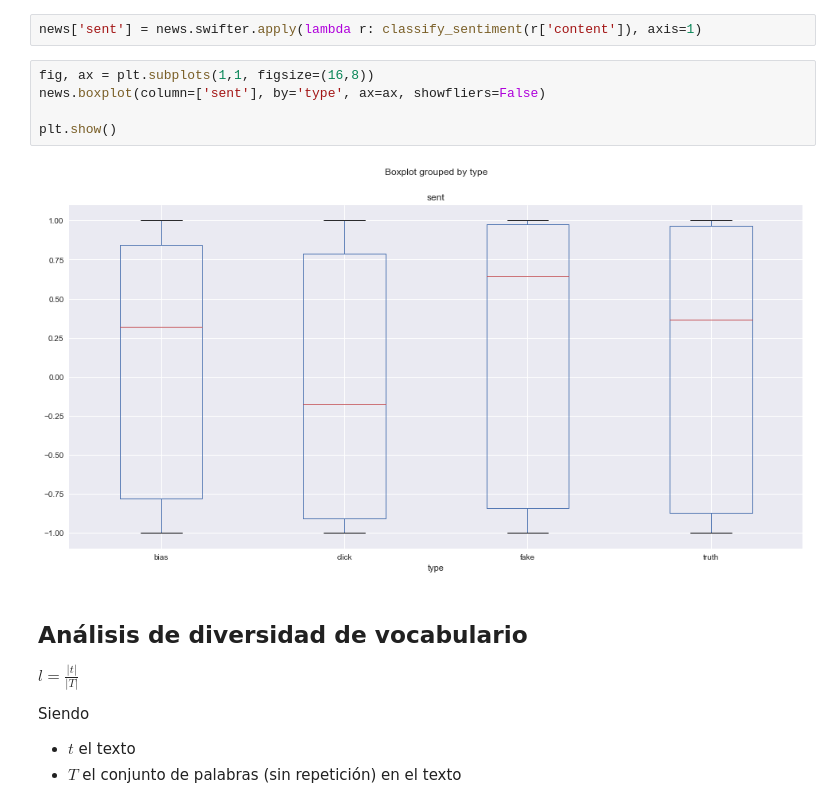
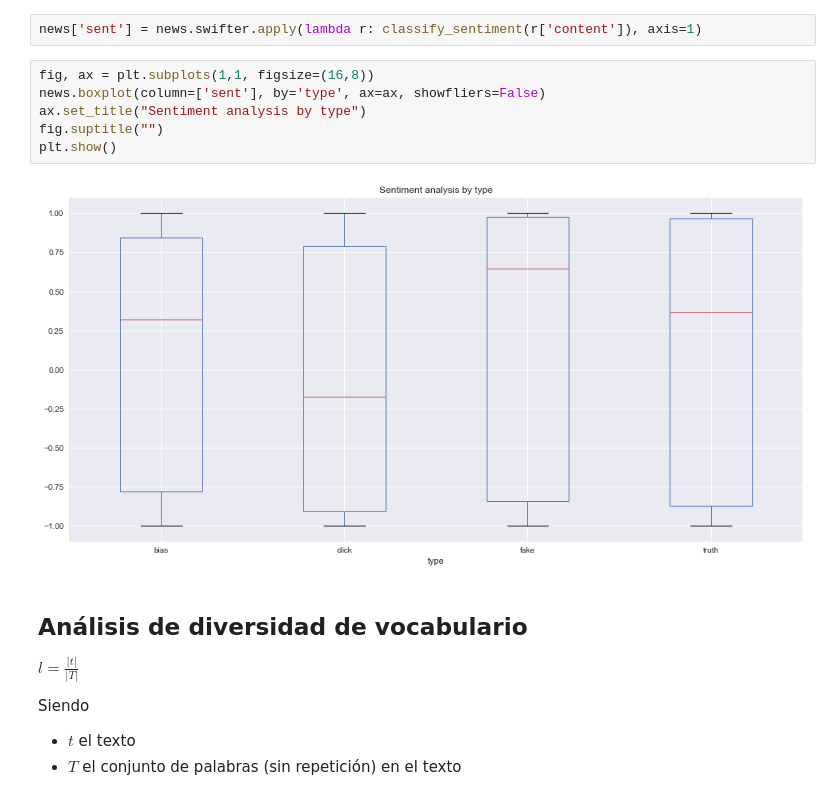
Before and after one commit to AIRLegend/fakenews, a Jupyter notebook: notebooks/data_analysis/Data_analysis-FNC.ipynb, the cells around one changed output. Cells and saved outputs as stored; diff of their text form.

```diff
--- a/notebooks/data_analysis/Data_analysis-FNC.ipynb
+++ b/notebooks/data_analysis/Data_analysis-FNC.ipynb
@@ -1046,10 +1050,11 @@ news['sent'] = news.swifter.apply(lambda r: classify_sentiment(r['content']), ax
 # %%
 fig, ax = plt.subplots(1,1, figsize=(16,8))
 news.boxplot(column=['sent'], by='type', ax=ax, showfliers=False)
-
+ax.set_title("Sentiment analysis by type")
+fig.suptitle("")
 plt.show()
 # %% [output]
-[figure, old version]
+[figure, new version]
 # %% [markdown]
 ## Análisis de diversidad de vocabulario
 
```
Also changed, not shown: parts of 3 cells of this notebook, 1 other file.
